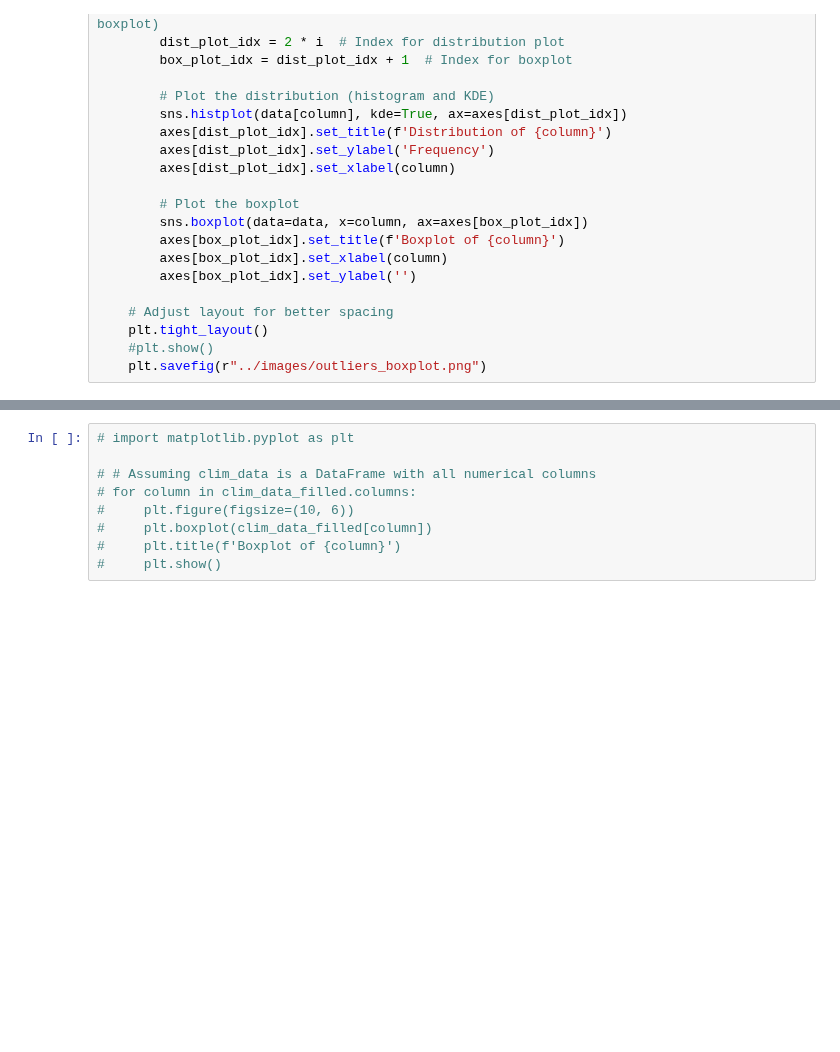
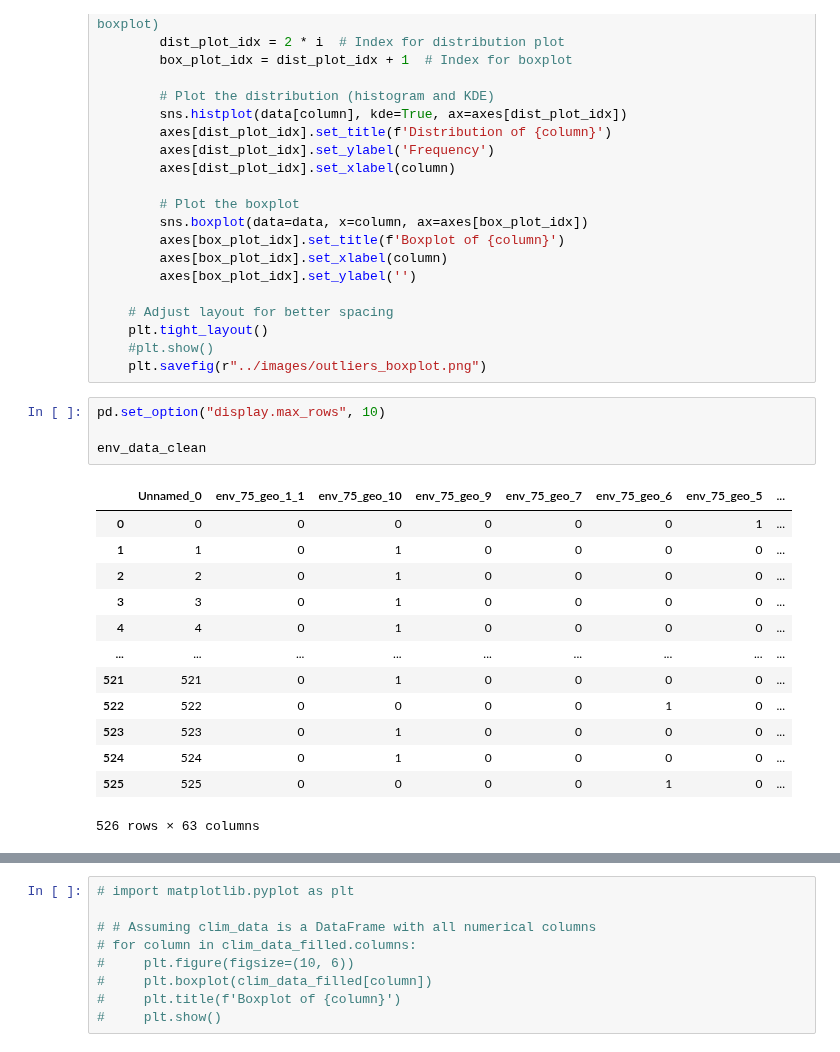
Before and after one commit to tahiri-lab/py_madaclim, a Jupyter notebook: workdir/analysis/bin/managing_outliers.ipynb, the cells around one changed output, grey strips where cells are left out. Saved outputs shown, nothing was run; the diff lists cells and outputs as text; blank space fills up the shorter version.

```diff
--- a/workdir/analysis/bin/managing_outliers.ipynb
+++ b/workdir/analysis/bin/managing_outliers.ipynb
@@ -496,6 +510,24 @@ def plot_distribution_and_boxplots(data, cols):
     plt.tight_layout()
     #plt.show()
     plt.savefig(r"../images/outliers_boxplot.png")
+# %%
+pd.set_option("display.max_rows", 10)
+
+env_data_clean
+# %% [output]
+|  | Unnamed_0 | env_75_geo_1_1 | env_75_geo_10 | env_75_geo_9 | env_75_geo_7 | env_75_geo_6 | env_75_geo_5 | ... |
+| 0 | 0 | 0 | 0 | 0 | 0 | 0 | 1 | ... |
+| 1 | 1 | 0 | 1 | 0 | 0 | 0 | 0 | ... |
+| 2 | 2 | 0 | 1 | 0 | 0 | 0 | 0 | ... |
+| 3 | 3 | 0 | 1 | 0 | 0 | 0 | 0 | ... |
+| 4 | 4 | 0 | 1 | 0 | 0 | 0 | 0 | ... |
+| ... | ... | ... | ... | ... | ... | ... | ... | ... |
+| 521 | 521 | 0 | 1 | 0 | 0 | 0 | 0 | ... |
+| 522 | 522 | 0 | 0 | 0 | 0 | 1 | 0 | ... |
+| 523 | 523 | 0 | 1 | 0 | 0 | 0 | 0 | ... |
+| 524 | 524 | 0 | 1 | 0 | 0 | 0 | 0 | ... |
+| 525 | 525 | 0 | 0 | 0 | 0 | 1 | 0 | ... |
+526 rows × 63 columns
 # %%
 import matplotlib.pyplot as plt
 
```
Also changed, not shown: parts of 37 cells of this notebook, 8 other files.
